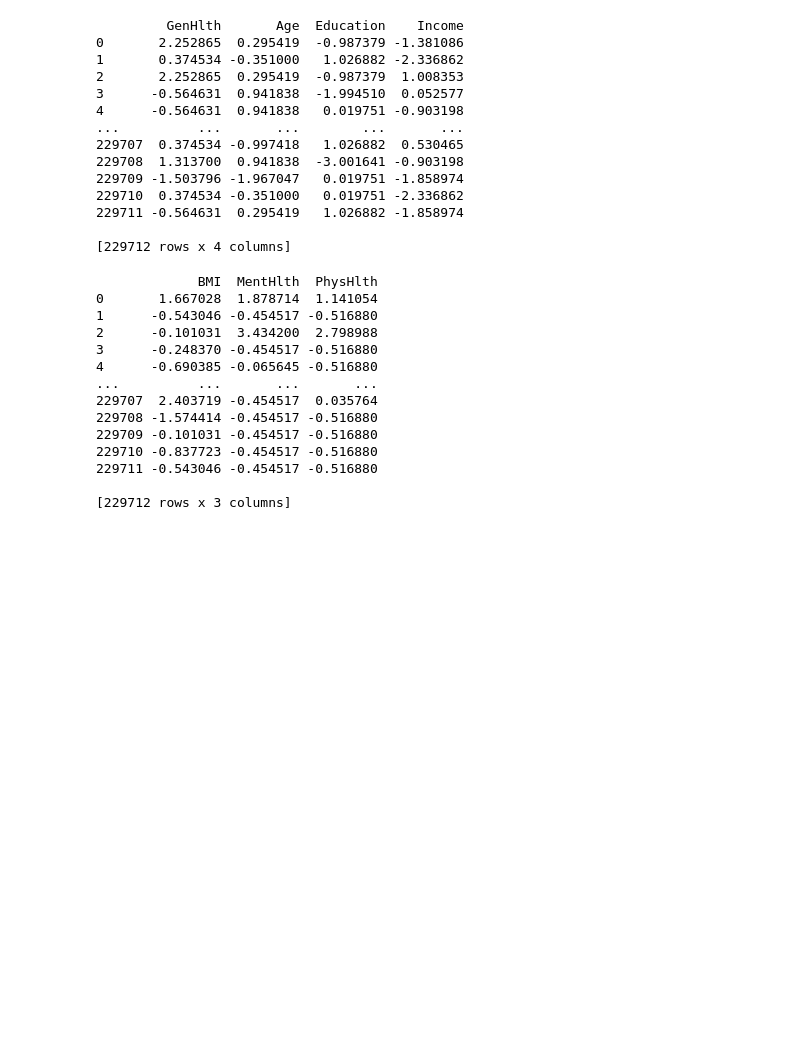
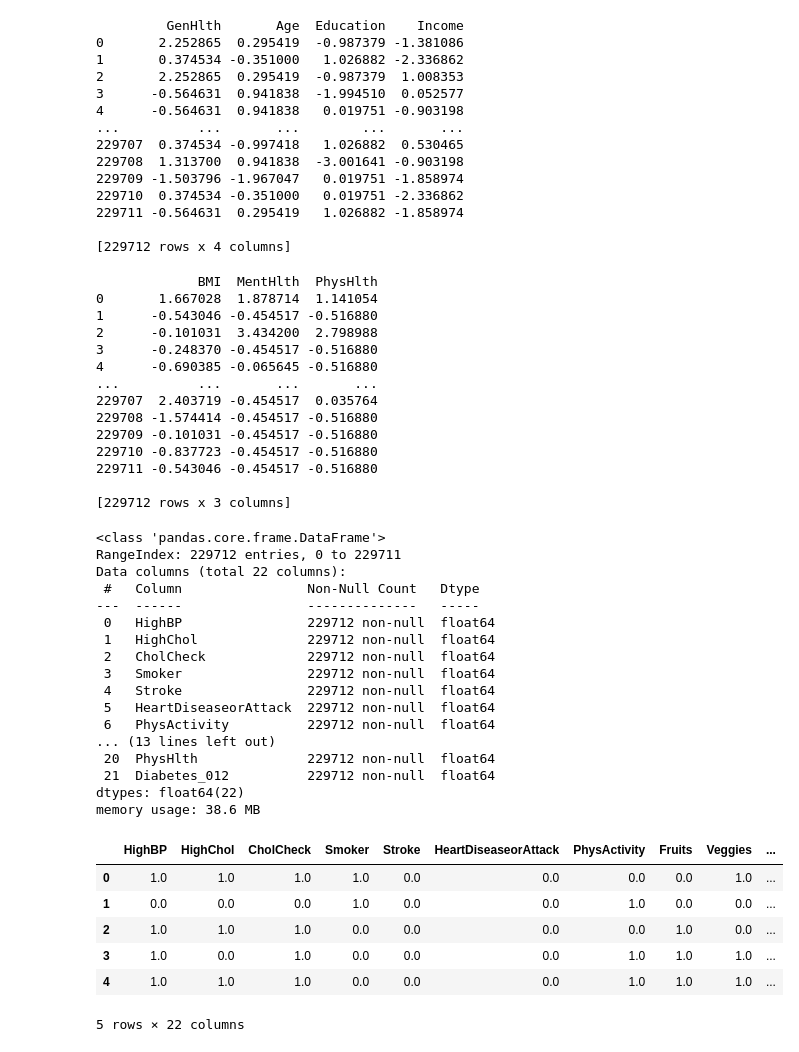
Before and after one commit to MadKeyboardArtist/5703-Federated-Model, a Jupyter notebook: Datasets/tabular_1/step_1_basic_preprocessing.ipynb, the cells around one changed output. Cells and saved outputs as stored; diff of their text form; code cells hidden in the pictures; blank space fills up the shorter version.

```diff
--- a/Datasets/tabular_1/step_1_basic_preprocessing.ipynb
+++ b/Datasets/tabular_1/step_1_basic_preprocessing.ipynb
@@ -231,8 +231,40 @@ print(df_continuous_norm)
 # 3. (OPTIONAL) resampling to get rid of class imbalancement
 # %%
 # Combine along columns (axis=1)
-df_full_cols = pd.concat(
+df_full_cols_z_norm = pd.concat(
     [df_binary, df_ordinal_norm, df_continuous_norm, df_label],
     axis=1)
+
+df_full_cols = pd.concat(
+    [df_binary, df_ordinal, df_continuous, df_label],
+    axis=1)
 # %%
 df_full_cols.to_csv("diabetes_012_ready_to_model.csv", index = False)
+# %%
+df_full_cols.info()
+df_full_cols.head()
+# %% [output]
+<class 'pandas.core.frame.DataFrame'>
+RangeIndex: 229712 entries, 0 to 229711
+Data columns (total 22 columns):
+ #   Column                Non-Null Count   Dtype
+---  ------                --------------   -----
+ 0   HighBP                229712 non-null  float64
+ 1   HighChol              229712 non-null  float64
+ 2   CholCheck             229712 non-null  float64
+ 3   Smoker                229712 non-null  float64
+ 4   Stroke                229712 non-null  float64
+ 5   HeartDiseaseorAttack  229712 non-null  float64
+ 6   PhysActivity          229712 non-null  float64
+... (13 lines left out)
+ 20  PhysHlth              229712 non-null  float64
+ 21  Diabetes_012          229712 non-null  float64
+dtypes: float64(22)
+memory usage: 38.6 MB
+|  | HighBP | HighChol | CholCheck | Smoker | Stroke | HeartDiseaseorAttack | PhysActivity | Fruits | Veggies | ... |
+| 0 | 1.0 | 1.0 | 1.0 | 1.0 | 0.0 | 0.0 | 0.0 | 0.0 | 1.0 | ... |
+| 1 | 0.0 | 0.0 | 0.0 | 1.0 | 0.0 | 0.0 | 1.0 | 0.0 | 0.0 | ... |
+| 2 | 1.0 | 1.0 | 1.0 | 0.0 | 0.0 | 0.0 | 0.0 | 1.0 | 0.0 | ... |
+| 3 | 1.0 | 0.0 | 1.0 | 0.0 | 0.0 | 0.0 | 1.0 | 1.0 | 1.0 | ... |
+| 4 | 1.0 | 1.0 | 1.0 | 0.0 | 0.0 | 0.0 | 1.0 | 1.0 | 1.0 | ... |
+5 rows × 22 columns
```
Also changed, not shown: 3 other files.
